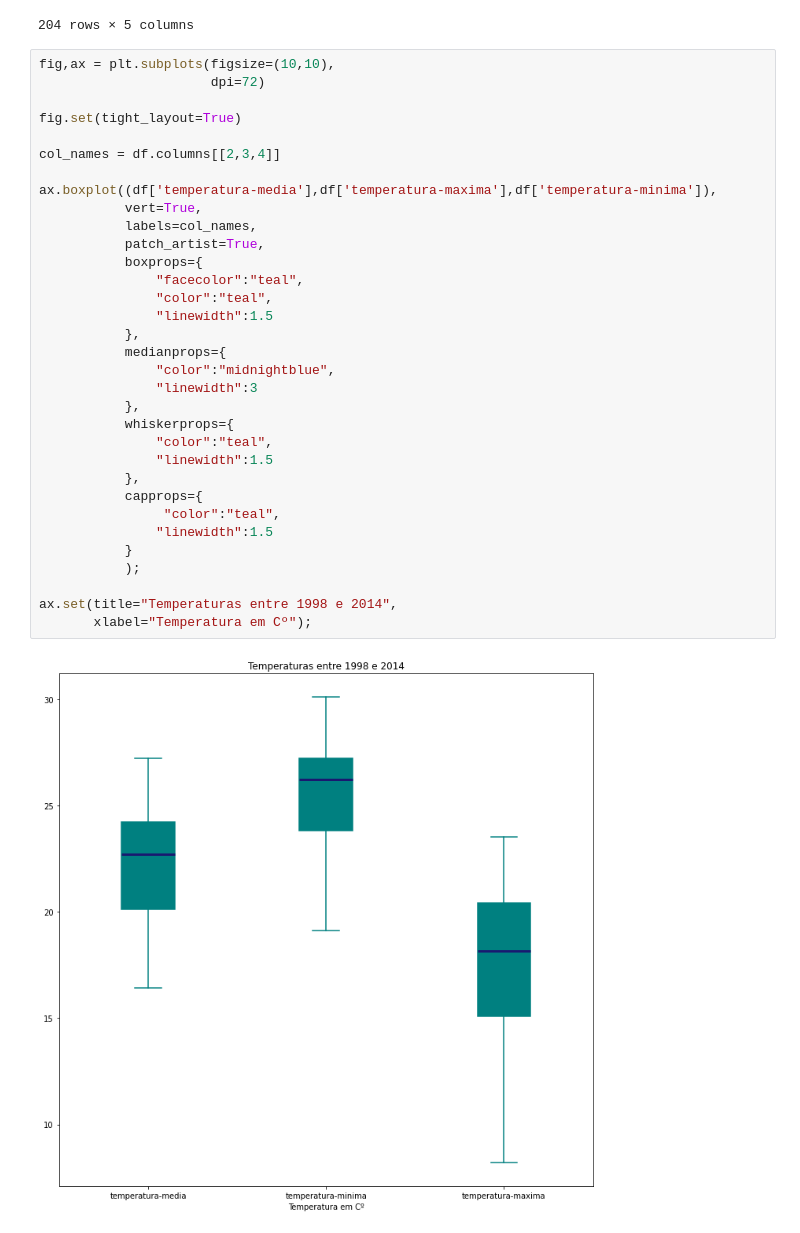
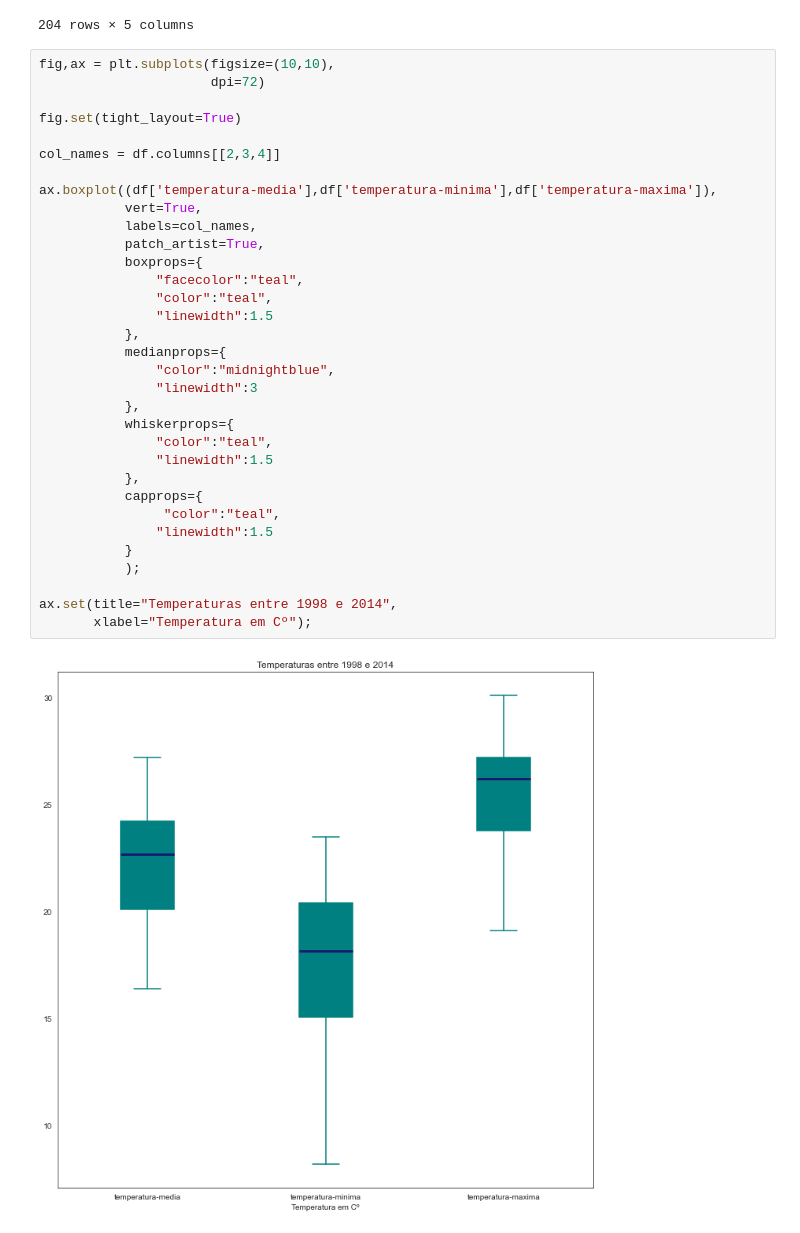
Before and after one commit to pedrohfm/dsnp, a Jupyter notebook: data-visualisation/violinplot.ipynb, the cells around one changed output. Drawn from its saved outputs; the diff is of its cells as text.

```diff
--- a/data-visualisation/violinplot.ipynb
+++ b/data-visualisation/violinplot.ipynb
@@ -61,35 +61,35 @@ fig,ax = plt.subplots(figsize=(10,10),
 
 fig.set(tight_layout=True)
 
 col_names = df.columns[[2,3,4]]
 
-ax.boxplot((df['temperatura-media'],df['temperatura-maxima'],df['temperatura-minima']),
+ax.boxplot((df['temperatura-media'],df['temperatura-minima'],df['temperatura-maxima']),
            vert=True,
            labels=col_names,
            patch_artist=True,
            boxprops={
                "facecolor":"teal",
                "color":"teal",
                "linewidth":1.5
            },
            medianprops={
                "color":"midnightblue",
                "linewidth":3
            },
            whiskerprops={
                "color":"teal",
                "linewidth":1.5
            },
            capprops={
                 "color":"teal",
                "linewidth":1.5
            }
            );
 
 ax.set(title="Temperaturas entre 1998 e 2014",
        xlabel="Temperatura em Cº");
 # %% [output]
-[figure, old version]
+[figure, new version]
 # %%
 # setting seaborn theme (affects how the plot will look like in general)
 sns.set_style('white')
```
Also changed, not shown: parts of 1 cell of this notebook, 1 other file.
